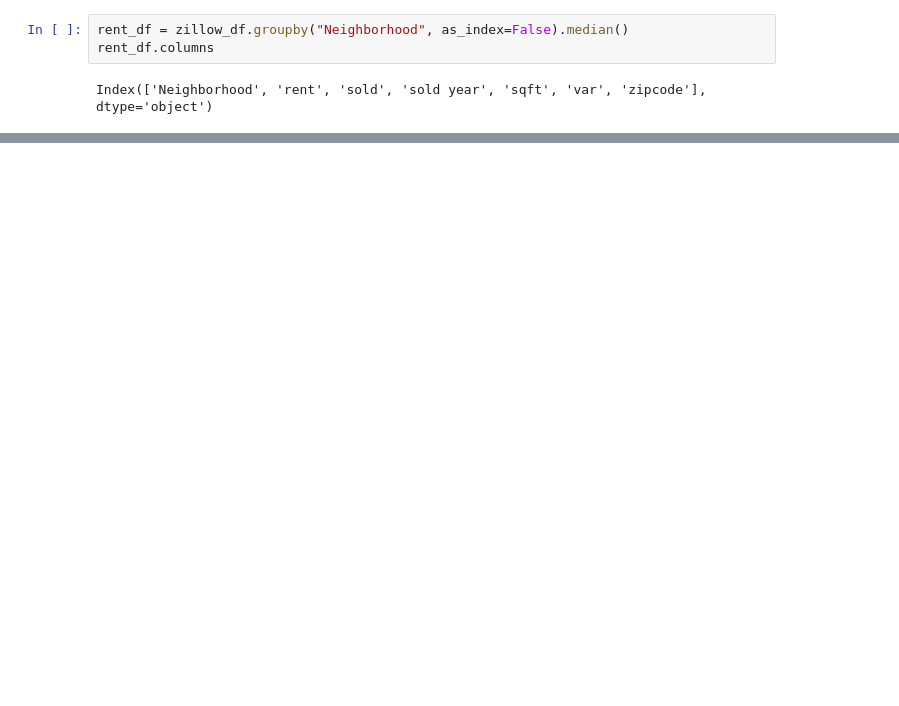
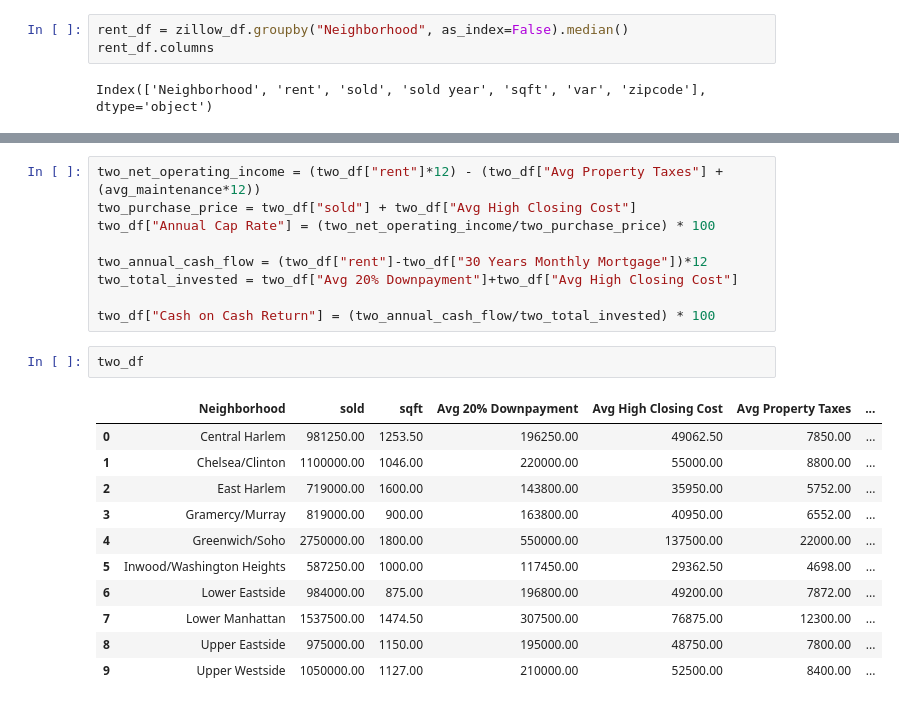
Before and after one commit to llessa13/project_titan, a Jupyter notebook: RentvSales.ipynb, the cells around one changed output, grey strips where cells are left out. Saved outputs shown, nothing was run; the diff lists cells and outputs as text; blank space fills up the shorter version.

```diff
--- a/RentvSales.ipynb
+++ b/RentvSales.ipynb
@@ -241,0 +168,23 @@ clean_df.columns
+# %%
+two_net_operating_income = (two_df["rent"]*12) - (two_df["Avg Property Taxes"] + (avg_maintenance*12))
+two_purchase_price = two_df["sold"] + two_df["Avg High Closing Cost"]
+two_df["Annual Cap Rate"] = (two_net_operating_income/two_purchase_price) * 100
+
+two_annual_cash_flow = (two_df["rent"]-two_df["30 Years Monthly Mortgage"])*12
+two_total_invested = two_df["Avg 20% Downpayment"]+two_df["Avg High Closing Cost"]
+
+two_df["Cash on Cash Return"] = (two_annual_cash_flow/two_total_invested) * 100
+# %%
+two_df
+# %% [output]
+|  | Neighborhood | sold | sqft | Avg 20% Downpayment | Avg High Closing Cost | Avg Property Taxes | ... |
+| 0 | Central Harlem | 981250.00 | 1253.50 | 196250.00 | 49062.50 | 7850.00 | ... |
+| 1 | Chelsea/Clinton | 1100000.00 | 1046.00 | 220000.00 | 55000.00 | 8800.00 | ... |
+| 2 | East Harlem | 719000.00 | 1600.00 | 143800.00 | 35950.00 | 5752.00 | ... |
+| 3 | Gramercy/Murray | 819000.00 | 900.00 | 163800.00 | 40950.00 | 6552.00 | ... |
+| 4 | Greenwich/Soho | 2750000.00 | 1800.00 | 550000.00 | 137500.00 | 22000.00 | ... |
+| 5 | Inwood/Washington Heights | 587250.00 | 1000.00 | 117450.00 | 29362.50 | 4698.00 | ... |
+| 6 | Lower Eastside | 984000.00 | 875.00 | 196800.00 | 49200.00 | 7872.00 | ... |
+| 7 | Lower Manhattan | 1537500.00 | 1474.50 | 307500.00 | 76875.00 | 12300.00 | ... |
+| 8 | Upper Eastside | 975000.00 | 1150.00 | 195000.00 | 48750.00 | 7800.00 | ... |
+| 9 | Upper Westside | 1050000.00 | 1127.00 | 210000.00 | 52500.00 | 8400.00 | ... |
```
Also changed, not shown: parts of 39 cells of this notebook, 5 other files.
